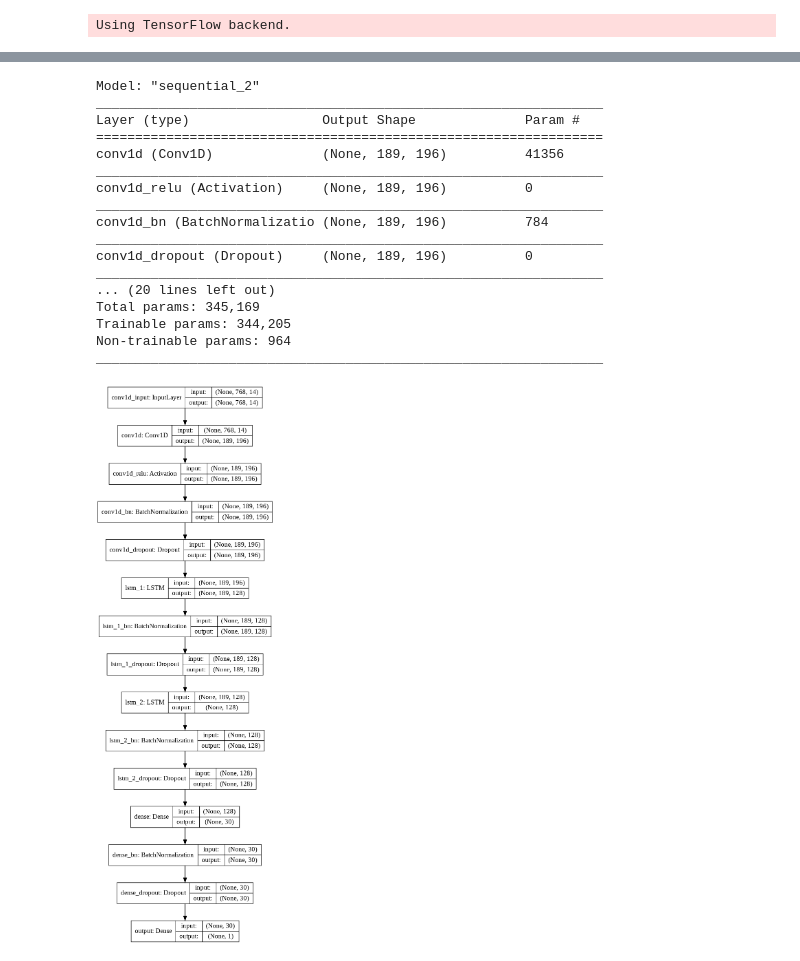
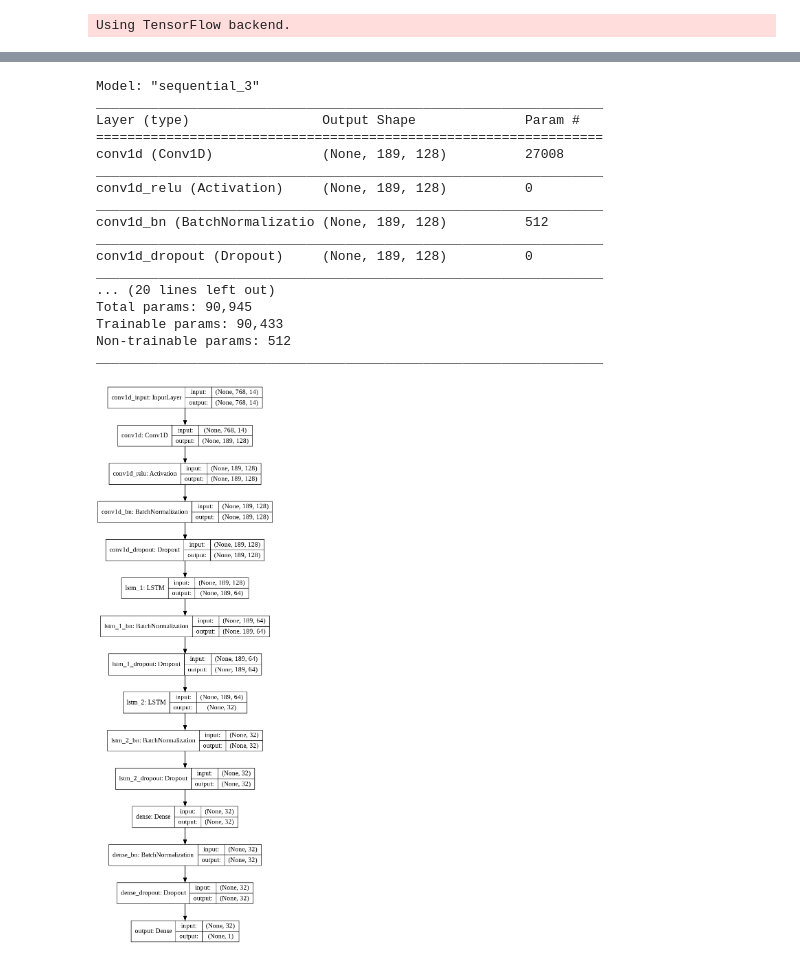
Before and after one commit to sjawhar/no-wander, a Jupyter notebook: notebooks/LSTM.ipynb, the cells around one changed output, grey strips where cells are left out. Drawn from its saved outputs; the diff is of its cells as text; code cells hidden in the pictures.

```diff
--- a/notebooks/LSTM.ipynb
+++ b/notebooks/LSTM.ipynb
@@ -61,7 +61,7 @@ def get_data(filepath):
         Y[i:i_next] = label
         i = i_next
 
-    return X.reshape((num_samples, SAMPLE_SIZE * num_features)), Y, num_features
+    return X, Y, num_features
 # %%
 X, Y, NUM_FEATURES = get_data('../data/epochs/1572178629-1577962907.h5')
 NUM_SAMPLES = 6
@@ -86,7 +86,7 @@ def get_lstm_model(
     input_shape,
     lstm_layers,
     conv1d_params=None,
-    dense_units=30,
+    dense_units=32,
     dense_dropout=0.2,
 ):
     model = Sequential()
@@ -151,32 +184,33 @@ _________________________________________________________________
 # %%
 from keras.utils import plot_model
 
-model_two = get_lstm_model(
-    (NUM_SAMPLES * SAMPLE_SIZE, NUM_FEATURES),
+model_three_input_shape = (NUM_SAMPLES * SAMPLE_SIZE, NUM_FEATURES)
+model_three = get_lstm_model(
+    model_three_input_shape,
     [
-        { "units": 128, "dropout": 0, "ic_params": { "dropout": 0.2 } },
-        { "units": 128, "ic_params": { "dropout": 0.2 } },
+        { "units": 64, "dropout": 0, "ic_params": { "dropout": 0.2 } },
+        { "units": 32, "ic_params": { "dropout": 0.2 } },
     ],
-    conv1d_params={"filters": 196, "kernel_size": 15, "strides": 4},
+    conv1d_params={"filters": 128, "kernel_size": 15, "strides": 4},
 )
-model_two.summary()
-plot_model(model_two, to_file='model_two.png', show_shapes=True, show_layer_names=True)
+model_three.summary()
+plot_model(model_three, to_file='model_three.png', show_shapes=True, show_layer_names=True)
 # %% [output]
-Model: "sequential_2"
+Model: "sequential_3"
 _________________________________________________________________
 Layer (type)                 Output Shape              Param #
 =================================================================
-conv1d (Conv1D)              (None, 189, 196)          41356
+conv1d (Conv1D)              (None, 189, 128)          27008
 _________________________________________________________________
-conv1d_relu (Activation)     (None, 189, 196)          0
+conv1d_relu (Activation)     (None, 189, 128)          0
 _________________________________________________________________
-conv1d_bn (BatchNormalizatio (None, 189, 196)          784
+conv1d_bn (BatchNormalizatio (None, 189, 128)          512
 _________________________________________________________________
-conv1d_dropout (Dropout)     (None, 189, 196)          0
+conv1d_dropout (Dropout)     (None, 189, 128)          0
 _________________________________________________________________
 ... (20 lines left out)
-Total params: 345,169
-Trainable params: 344,205
-Non-trainable params: 964
+Total params: 90,945
+Trainable params: 90,433
+Non-trainable params: 512
 _________________________________________________________________
-[figure, old version]
+[figure, new version]
```
Also changed, not shown: parts of 6 cells of this notebook.
